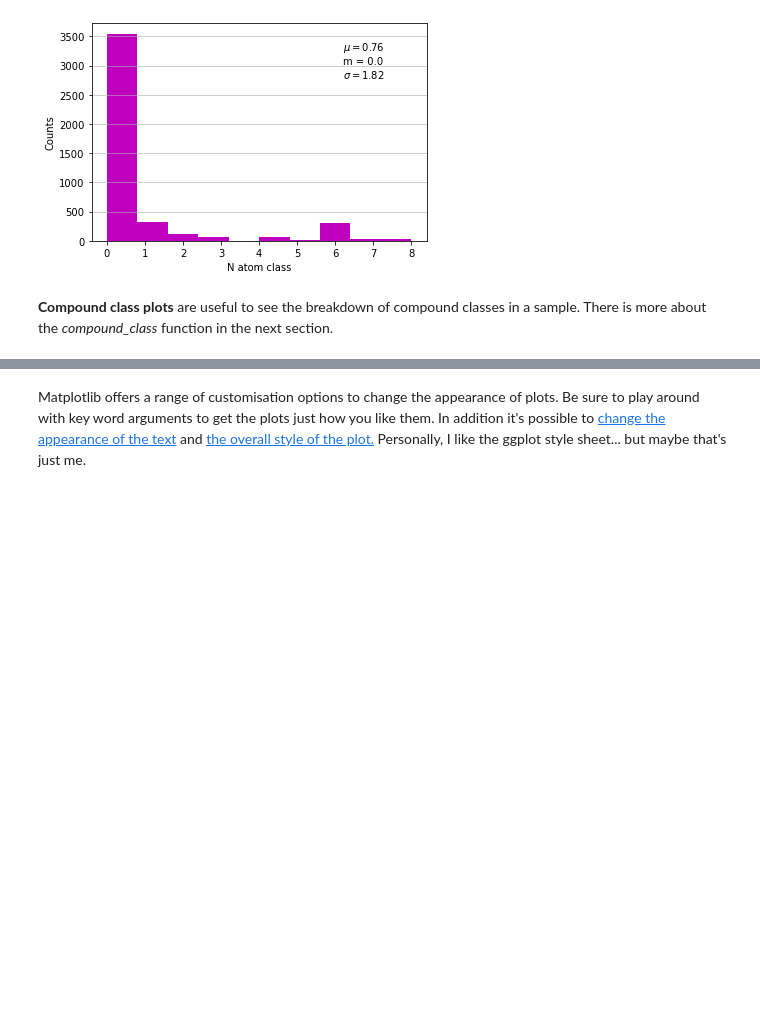
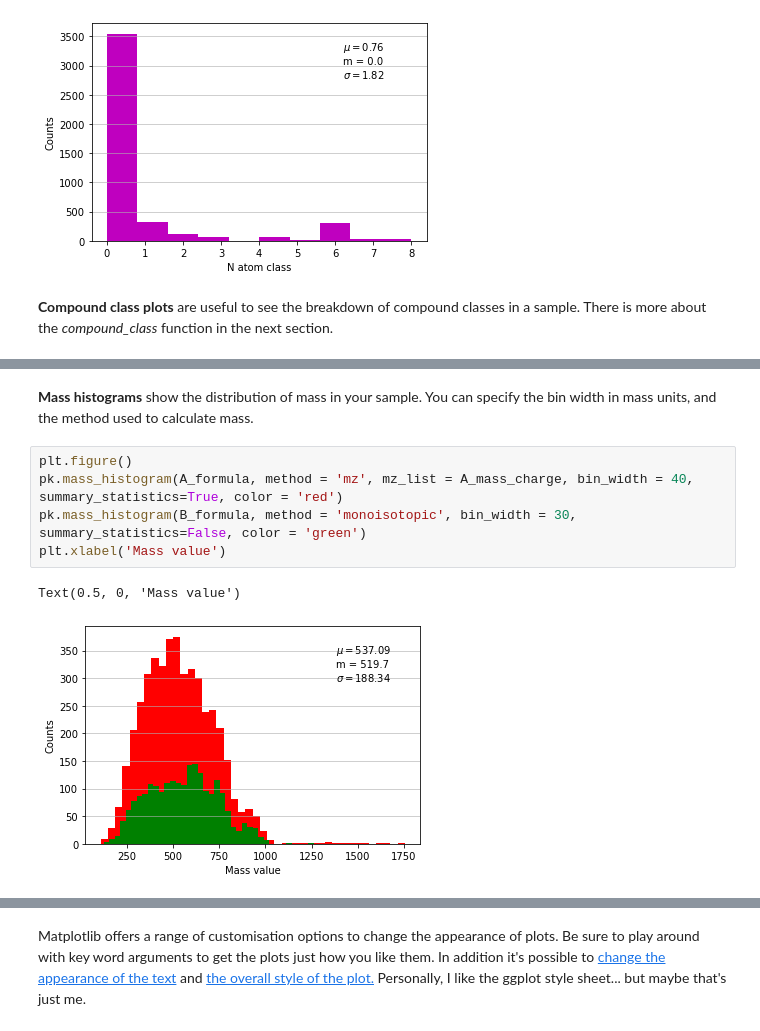
Before and after one commit to Kzra/pykrev, a Jupyter notebook: docs/PyKrevUserGuide.ipynb, the cells around one changed output, grey strips where cells are left out. Drawn from its saved outputs; the diff is of its cells as text; blank space fills up the shorter version.

```diff
--- a/docs/PyKrevUserGuide.ipynb
+++ b/docs/PyKrevUserGuide.ipynb
@@ -215,3 +216,13 @@ plt.figure()
 pk.compound_class_plot(A_formula,A_mass_charge, color = 'g', method = 'MSCC')
 # %% [output]
 [figure]
+# %% [markdown]
+**Mass histograms** show the distribution of mass in your sample. You can specify the bin width in mass units, and the method used to calculate mass.
+# %%
+plt.figure()
+pk.mass_histogram(A_formula, method = 'mz', mz_list = A_mass_charge, bin_width = 40, summary_statistics=True, color = 'red')
+pk.mass_histogram(B_formula, method = 'monoisotopic', bin_width = 30, summary_statistics=False, color = 'green')
+plt.xlabel('Mass value')
+# %% [output]
+Text(0.5, 0, 'Mass value')
+[figure, added]
```
Also changed, not shown: parts of 10 cells of this notebook, 10 other files.
